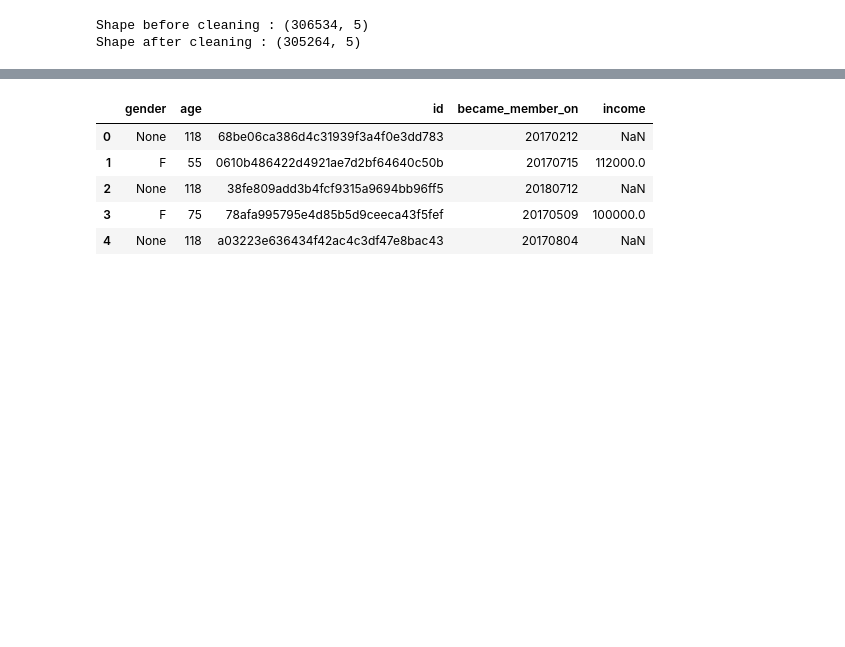
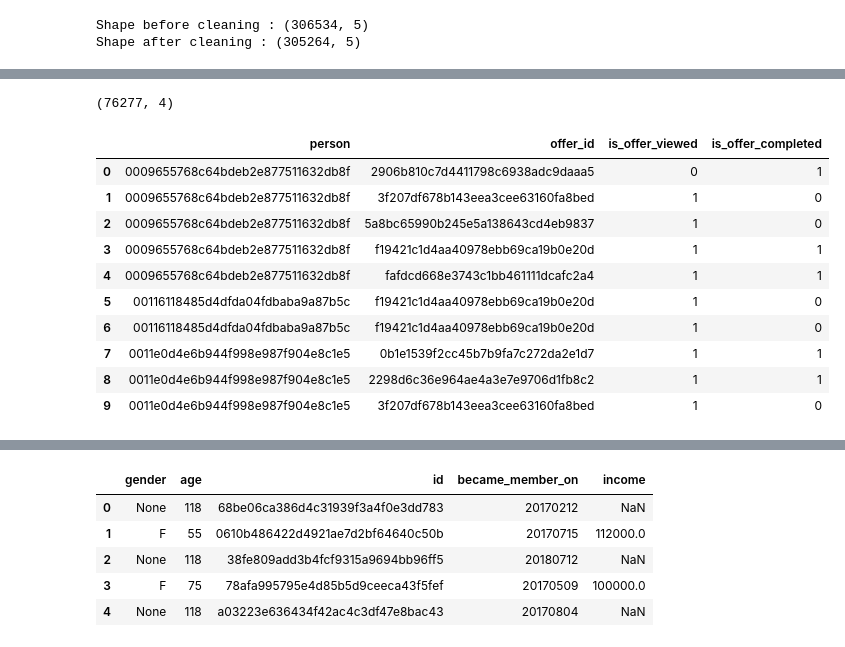
Before and after one commit to Moodrammer/ml-model-sagemaker-capstone, a Jupyter notebook: Starbucks_Capstone_notebook.ipynb, the cells around one changed output, grey strips where cells are left out. Cells and saved outputs as stored; diff of their text form; code cells hidden in the pictures; blank space fills up the shorter version.

```diff
--- a/Starbucks_Capstone_notebook.ipynb
+++ b/Starbucks_Capstone_notebook.ipynb
@@ -322,0 +342,4 @@ Get a dataframe of completed offers only to design a classifier that predicts wh
+# %%
+# remove all transactions
+transcript_df = transcript_df.loc[transcript_df['event'] != 'transaction']
+transcript_df.head(5)
@@ -322,0 +397,17 @@ Get a dataframe of completed offers only to design a classifier that predicts wh
+# %%
+trans_df = pd.DataFrame(trans_df)
+print(trans_df.shape)
+trans_df.head(10)
+# %% [output]
+(76277, 4)
+|  | person | offer_id | is_offer_viewed | is_offer_completed |
+| 0 | 0009655768c64bdeb2e877511632db8f | 2906b810c7d4411798c6938adc9daaa5 | 0 | 1 |
+| 1 | 0009655768c64bdeb2e877511632db8f | 3f207df678b143eea3cee63160fa8bed | 1 | 0 |
+| 2 | 0009655768c64bdeb2e877511632db8f | 5a8bc65990b245e5a138643cd4eb9837 | 1 | 0 |
+| 3 | 0009655768c64bdeb2e877511632db8f | f19421c1d4aa40978ebb69ca19b0e20d | 1 | 1 |
+| 4 | 0009655768c64bdeb2e877511632db8f | fafdcd668e3743c1bb461111dcafc2a4 | 1 | 1 |
+| 5 | 00116118485d4dfda04fdbaba9a87b5c | f19421c1d4aa40978ebb69ca19b0e20d | 1 | 0 |
+| 6 | 00116118485d4dfda04fdbaba9a87b5c | f19421c1d4aa40978ebb69ca19b0e20d | 1 | 0 |
+| 7 | 0011e0d4e6b944f998e987f904e8c1e5 | 0b1e1539f2cc45b7b9fa7c272da2e1d7 | 1 | 1 |
+| 8 | 0011e0d4e6b944f998e987f904e8c1e5 | 2298d6c36e964ae4a3e7e9706d1fb8c2 | 1 | 1 |
+| 9 | 0011e0d4e6b944f998e987f904e8c1e5 | 3f207df678b143eea3cee63160fa8bed | 1 | 0 |
```
Also changed, not shown: parts of 20 cells of this notebook.
